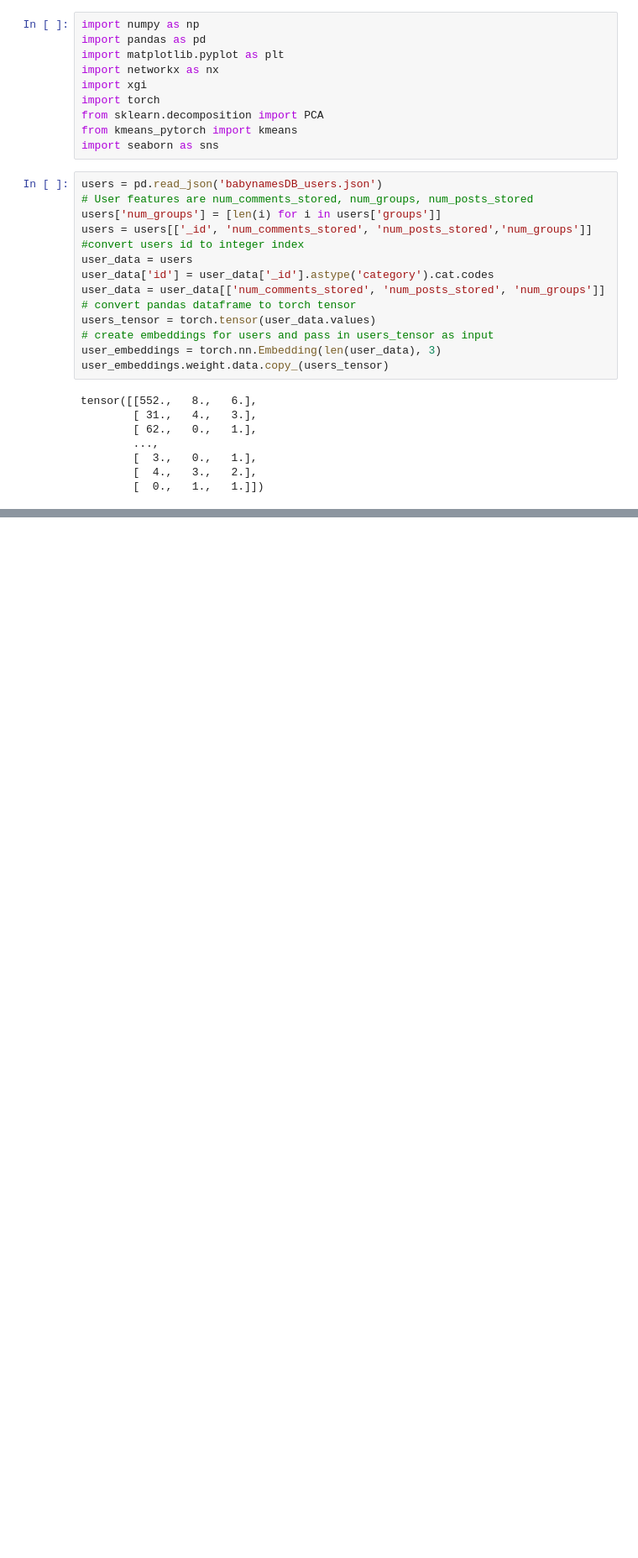
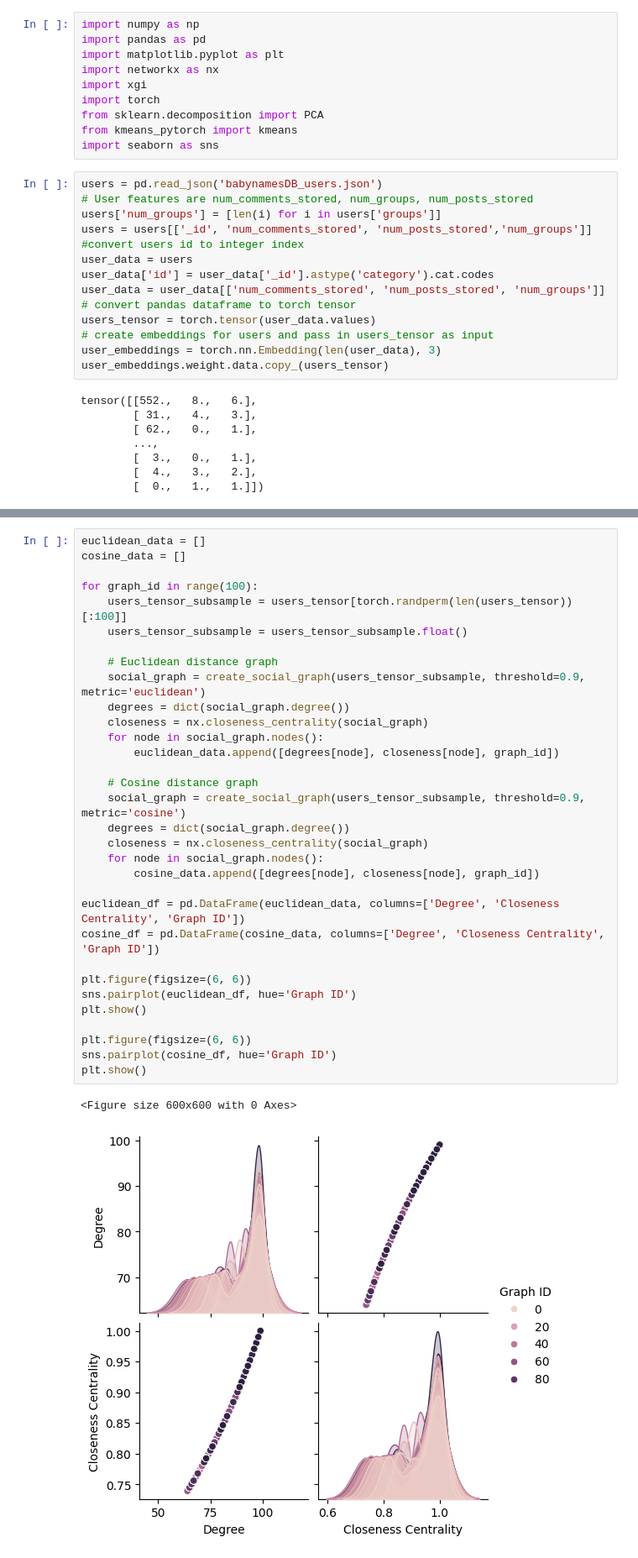
Before and after one commit to Jayman391/Graph_ML_Project, a Jupyter notebook: user_embedding_analysis.ipynb, the cells around one changed output, grey strips where cells are left out. Shown at 84% size. Saved outputs shown, nothing was run; the diff lists cells and outputs as text; blank space fills up the shorter version.

```diff
--- a/user_embedding_analysis.ipynb
+++ b/user_embedding_analysis.ipynb
@@ -132,0 +152,35 @@ plt.plot(sorted(list(dict(social_graph.degree()).values())))
+# %%
+euclidean_data = []
+cosine_data = []
+
+for graph_id in range(100):
+    users_tensor_subsample = users_tensor[torch.randperm(len(users_tensor))[:100]]
+    users_tensor_subsample = users_tensor_subsample.float()
+
+    # Euclidean distance graph
+    social_graph = create_social_graph(users_tensor_subsample, threshold=0.9, metric='euclidean')
+    degrees = dict(social_graph.degree())
+    closeness = nx.closeness_centrality(social_graph)
+    for node in social_graph.nodes():
+        euclidean_data.append([degrees[node], closeness[node], graph_id])
+
+    # Cosine distance graph
+    social_graph = create_social_graph(users_tensor_subsample, threshold=0.9, metric='cosine')
+    degrees = dict(social_graph.degree())
+    closeness = nx.closeness_centrality(social_graph)
+    for node in social_graph.nodes():
+        cosine_data.append([degrees[node], closeness[node], graph_id])
+
+euclidean_df = pd.DataFrame(euclidean_data, columns=['Degree', 'Closeness Centrality', 'Graph ID'])
+cosine_df = pd.DataFrame(cosine_data, columns=['Degree', 'Closeness Centrality', 'Graph ID'])
+
+plt.figure(figsize=(6, 6))
+sns.pairplot(euclidean_df, hue='Graph ID')
+plt.show()
+
+plt.figure(figsize=(6, 6))
+sns.pairplot(cosine_df, hue='Graph ID')
+plt.show()
+# %% [output]
+<Figure size 600x600 with 0 Axes>
+[figure, added]
```
Also changed, not shown: parts of 12 cells of this notebook.
